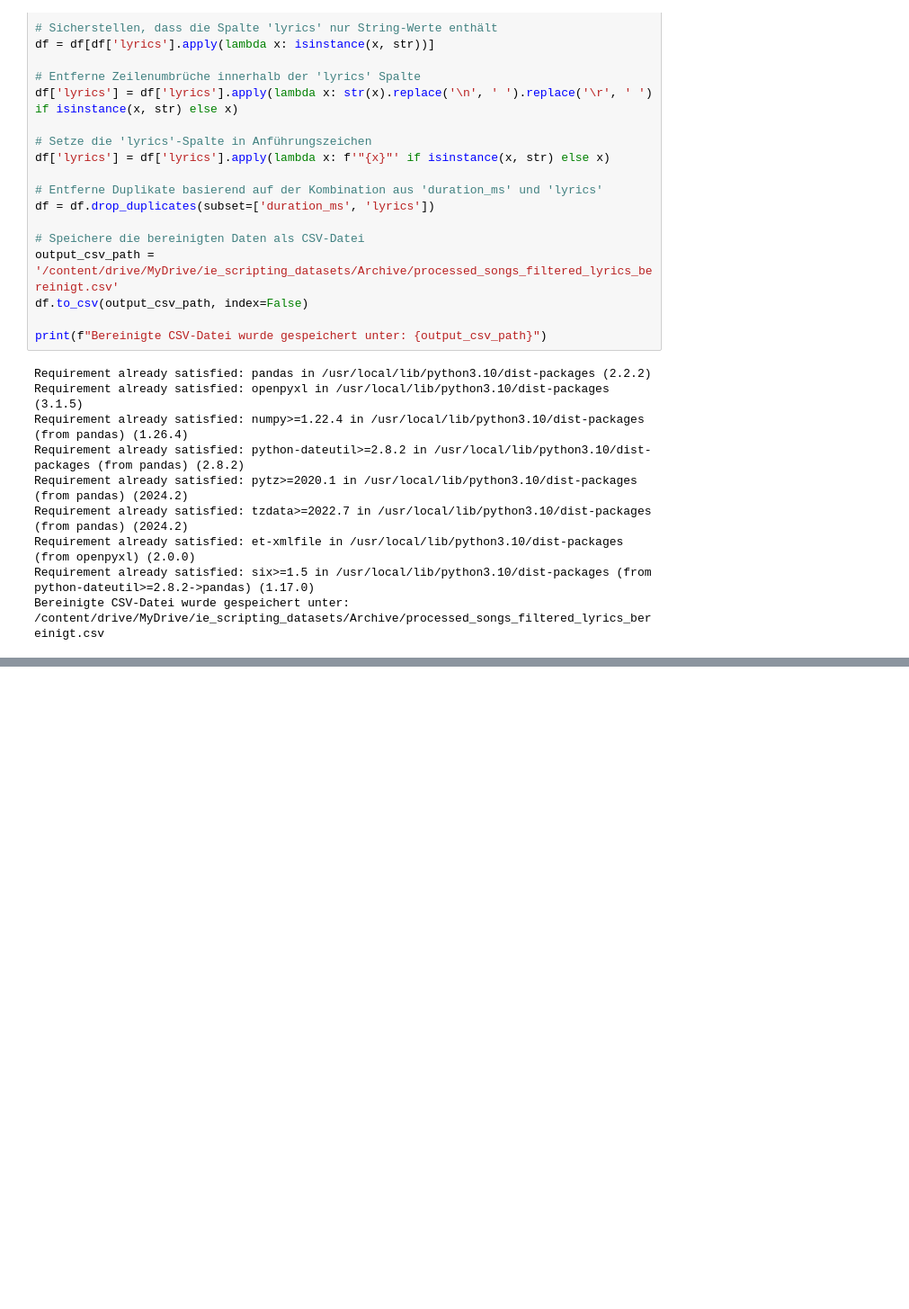
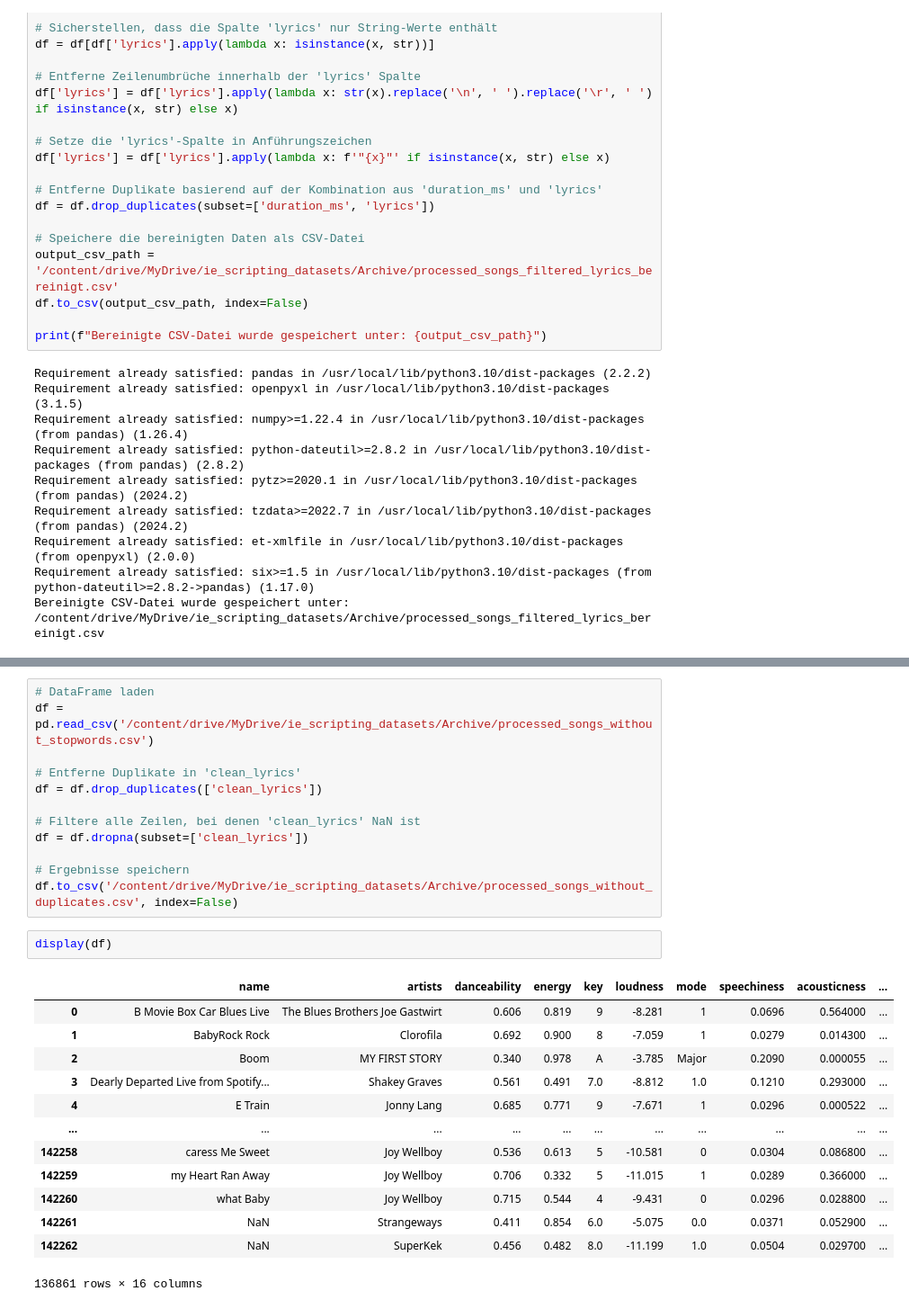
Before and after one commit to kevgam/CAS_IE_Information_Retrieval, a Jupyter notebook: IR_Test_NEU.ipynb, the cells around one changed output, grey strips where cells are left out. Shown: that part at 90% size. Saved outputs shown, nothing was run; the diff lists cells and outputs as text; blank space fills up the shorter version.

```diff
--- a/IR_Test_NEU.ipynb
+++ b/IR_Test_NEU.ipynb
@@ -236,0 +236,28 @@ df.to_csv('/content/drive/MyDrive/ie_scripting_datasets/Archive/processed_songs_
+# %%
+# DataFrame laden
+df = pd.read_csv('/content/drive/MyDrive/ie_scripting_datasets/Archive/processed_songs_without_stopwords.csv')
+
+# Entferne Duplikate in 'clean_lyrics'
+df = df.drop_duplicates(['clean_lyrics'])
+
+# Filtere alle Zeilen, bei denen 'clean_lyrics' NaN ist
+df = df.dropna(subset=['clean_lyrics'])
+
+# Ergebnisse speichern
+df.to_csv('/content/drive/MyDrive/ie_scripting_datasets/Archive/processed_songs_without_duplicates.csv', index=False)
+# %%
+display(df)
+# %% [output]
+|  | name | artists | danceability | energy | key | loudness | mode | speechiness | acousticness | ... |
+| 0 | B Movie Box Car Blues Live | The Blues Brothers Joe Gastwirt | 0.606 | 0.819 | 9 | -8.281 | 1 | 0.0696 | 0.564000 | ... |
+| 1 | BabyRock Rock | Clorofila | 0.692 | 0.900 | 8 | -7.059 | 1 | 0.0279 | 0.014300 | ... |
+| 2 | Boom | MY FIRST STORY | 0.340 | 0.978 | A | -3.785 | Major | 0.2090 | 0.000055 | ... |
+| 3 | Dearly Departed Live from Spotify... | Shakey Graves | 0.561 | 0.491 | 7.0 | -8.812 | 1.0 | 0.1210 | 0.293000 | ... |
+| 4 | E Train | Jonny Lang | 0.685 | 0.771 | 9 | -7.671 | 1 | 0.0296 | 0.000522 | ... |
+| ... | ... | ... | ... | ... | ... | ... | ... | ... | ... | ... |
+| 142258 | caress Me Sweet | Joy Wellboy | 0.536 | 0.613 | 5 | -10.581 | 0 | 0.0304 | 0.086800 | ... |
+| 142259 | my Heart Ran Away | Joy Wellboy | 0.706 | 0.332 | 5 | -11.015 | 1 | 0.0289 | 0.366000 | ... |
+| 142260 | what Baby | Joy Wellboy | 0.715 | 0.544 | 4 | -9.431 | 0 | 0.0296 | 0.028800 | ... |
+| 142261 | NaN | Strangeways | 0.411 | 0.854 | 6.0 | -5.075 | 0.0 | 0.0371 | 0.052900 | ... |
+| 142262 | NaN | SuperKek | 0.456 | 0.482 | 8.0 | -11.199 | 1.0 | 0.0504 | 0.029700 | ... |
+136861 rows × 16 columns
```
Also changed, not shown: parts of 3 cells of this notebook.
